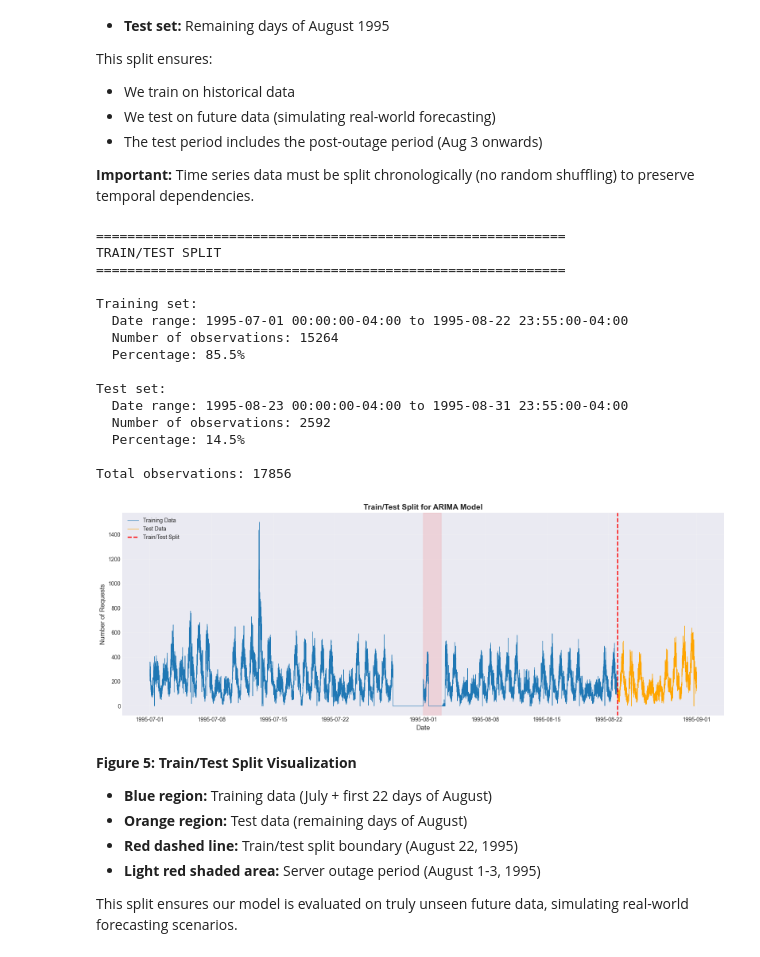
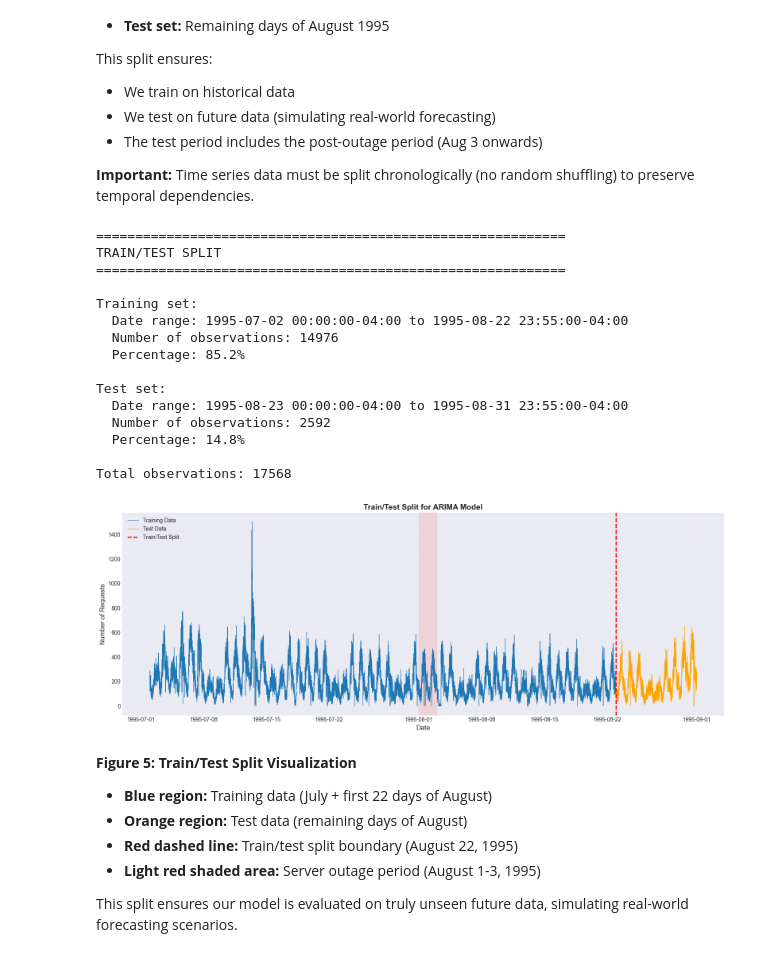
Before and after one commit to phamducuong05/Autoscaling-Analysis, a Jupyter notebook: notebooks/experimental/arima_model.ipynb, the cells around one changed output. Drawn from its saved outputs; the diff is of its cells as text; code cells hidden in the pictures.

```diff
--- a/notebooks/experimental/arima_model.ipynb
+++ b/notebooks/experimental/arima_model.ipynb
@@ -312,7 +314,7 @@ def perform_adf_test(series, title="ADF Test Results"):
     }
 
 # Perform ADF test on original data
-adf_results = perform_adf_test(df_5m['requests'], "Augmented Dickey-Fuller Test - Original Data")
+adf_results = perform_adf_test(df_5m['requests_target'], "Augmented Dickey-Fuller Test - Original Data")
 # %% [output]
 ============================================================
 Augmented Dickey-Fuller Test - Original Data
@@ -361,13 +363,13 @@ if not adf_results['is_stationary']:
     print("=" * 60)
 
     # First-order differencing
-    df_5m['requests_diff1'] = df_5m['requests'].diff()
+    df_5m['requests_diff1'] = df_5m['requests_target'].diff()
 
     # Plot differenced data
     fig, axes = plt.subplots(2, 1, figsize=(16, 8))
 
     # Original data
-    axes[0].plot(df_5m.index, df_5m['requests'], color='#1f77b4', linewidth=0.8)
+    axes[0].plot(df_5m.index, df_5m['requests_target'], color='#1f77b4', linewidth=0.8)
     axes[0].set_title('Original Data', fontsize=12, fontweight='bold')
     axes[0].set_ylabel('Requests', fontsize=10)
     axes[0].grid(True, alpha=0.3)
@@ -582,9 +584,9 @@ train_end_date = split_date  # For visualization consistency
 
 # Split the data
 # Train: Everything strictly before Aug 23 (includes all of Aug 22)
-train_data = df_5m[df_5m.index < split_date]['requests']
+train_data = df_5m[df_5m.index < split_date]['requests_target']
 # Test: Everything from Aug 23 onwards
-test_data = df_5m[df_5m.index >= split_date]['requests']
+test_data = df_5m[df_5m.index >= split_date]['requests_target']
 
 print("=" * 60)
 print("TRAIN/TEST SPLIT")
@@ -607,39 +609,39 @@ ax.plot(train_data.index, train_data, label='Training Data',
 ax.plot(test_data.index, test_data, label='Test Data',
         color='orange', linewidth=0.8)
 
 # Mark the split point
 ax.axvline(train_end_date, color='red', linestyle='--', linewidth=2,
            label='Train/Test Split')
 
 # Highlight system downtime
 ax.axvspan(downtime_start, downtime_end, color='red', alpha=0.1)
 
 # Formatting
 ax.set_title('Train/Test Split for ARIMA Model', fontsize=14, fontweight='bold')
 ax.set_xlabel('Date', fontsize=12)
 ax.set_ylabel('Number of Requests', fontsize=12)
 ax.legend(loc='upper left')
 ax.grid(True, alpha=0.3)
 
 plt.tight_layout()
 plt.show()
 # %% [output]
 ============================================================
 TRAIN/TEST SPLIT
 ============================================================
 
 Training set:
-  Date range: 1995-07-01 00:00:00-04:00 to 1995-08-22 23:55:00-04:00
-  Number of observations: 15264
-  Percentage: 85.5%
+  Date range: 1995-07-02 00:00:00-04:00 to 1995-08-22 23:55:00-04:00
+  Number of observations: 14976
+  Percentage: 85.2%
 
 Test set:
   Date range: 1995-08-23 00:00:00-04:00 to 1995-08-31 23:55:00-04:00
   Number of observations: 2592
-  Percentage: 14.5%
+  Percentage: 14.8%
 
-Total observations: 17856
+Total observations: 17568
-[figure, old version]
+[figure, new version]
 # %% [markdown]
 **Figure 5: Train/Test Split Visualization**
 
```
Also changed, not shown: parts of 44 cells of this notebook, 1 other file.
